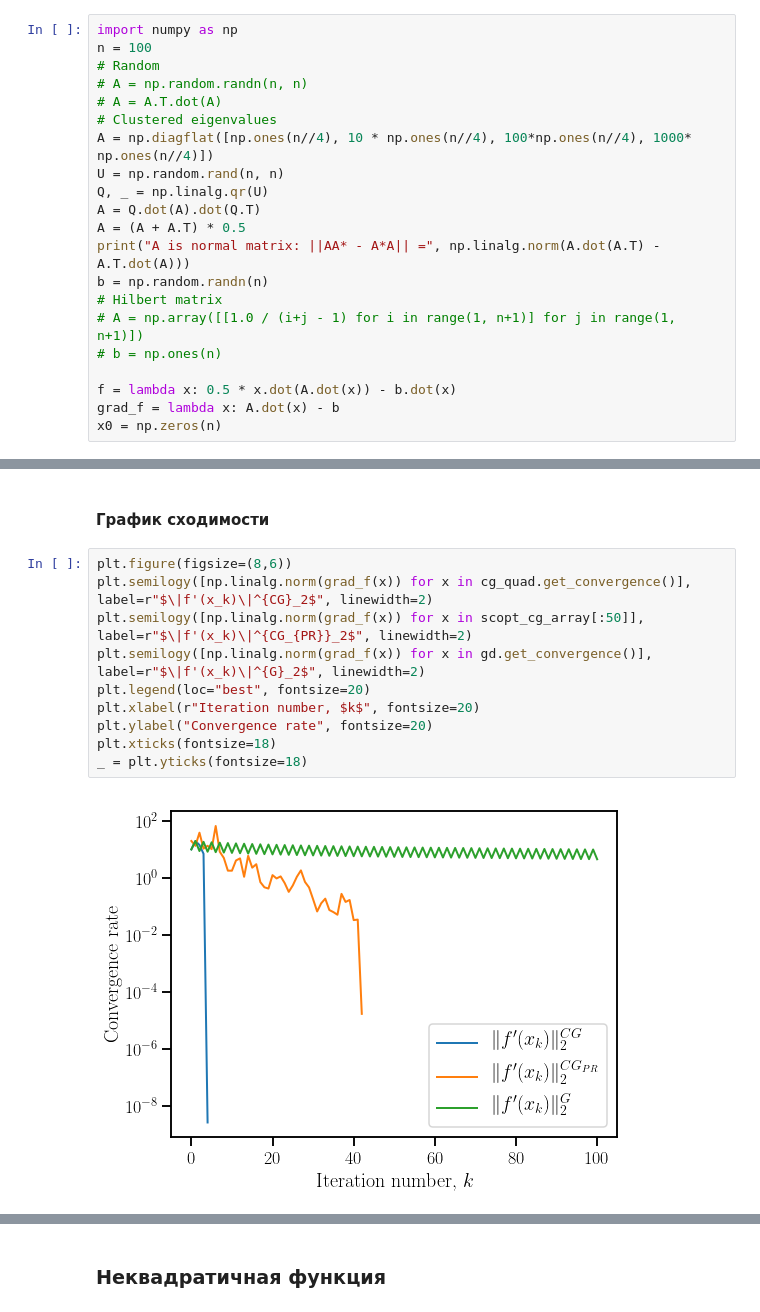
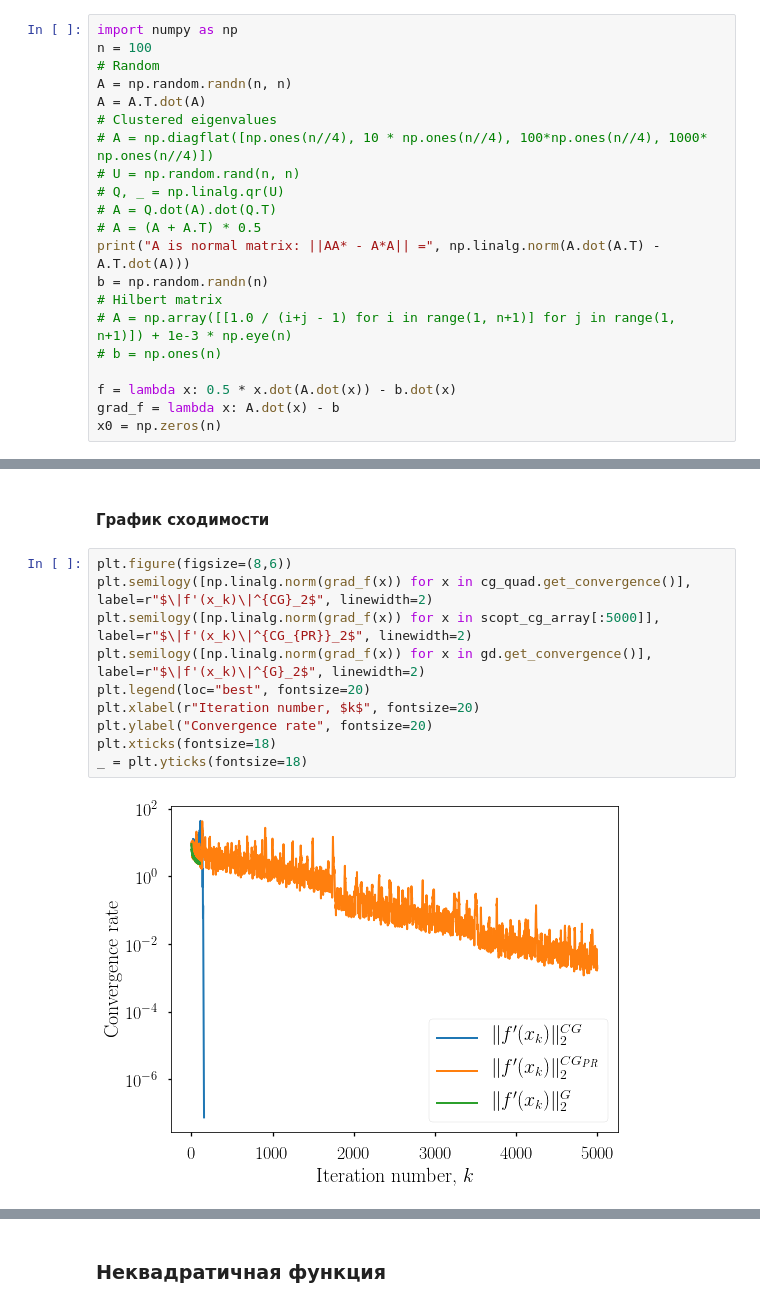
Before and after one commit to amkatrutsa/cet_opt_met, a Jupyter notebook: 06-AccGD/cg.ipynb, the cells around one changed output, grey strips where cells are left out. Saved outputs shown, nothing was run; the diff lists cells and outputs as text.

```diff
--- a/06-AccGD/cg.ipynb
+++ b/06-AccGD/cg.ipynb
@@ -305,18 +305,18 @@ $$
 import numpy as np
 n = 100
 # Random
-# A = np.random.randn(n, n)
-# A = A.T.dot(A)
+A = np.random.randn(n, n)
+A = A.T.dot(A)
 # Clustered eigenvalues
-A = np.diagflat([np.ones(n//4), 10 * np.ones(n//4), 100*np.ones(n//4), 1000* np.ones(n//4)])
-U = np.random.rand(n, n)
-Q, _ = np.linalg.qr(U)
-A = Q.dot(A).dot(Q.T)
-A = (A + A.T) * 0.5
+# A = np.diagflat([np.ones(n//4), 10 * np.ones(n//4), 100*np.ones(n//4), 1000* np.ones(n//4)])
+# U = np.random.rand(n, n)
+# Q, _ = np.linalg.qr(U)
+# A = Q.dot(A).dot(Q.T)
+# A = (A + A.T) * 0.5
 print("A is normal matrix: ||AA* - A*A|| =", np.linalg.norm(A.dot(A.T) - A.T.dot(A)))
 b = np.random.randn(n)
 # Hilbert matrix
-# A = np.array([[1.0 / (i+j - 1) for i in range(1, n+1)] for j in range(1, n+1)])
+# A = np.array([[1.0 / (i+j - 1) for i in range(1, n+1)] for j in range(1, n+1)]) + 1e-3 * np.eye(n)
 # b = np.ones(n)
 
 f = lambda x: 0.5 * x.dot(A.dot(x)) - b.dot(x)
@@ -404,15 +410,15 @@ Condition number of A = 1000.0000000005449
 # %%
 plt.figure(figsize=(8,6))
 plt.semilogy([np.linalg.norm(grad_f(x)) for x in cg_quad.get_convergence()], label=r"$\|f'(x_k)\|^{CG}_2$", linewidth=2)
-plt.semilogy([np.linalg.norm(grad_f(x)) for x in scopt_cg_array[:50]], label=r"$\|f'(x_k)\|^{CG_{PR}}_2$", linewidth=2)
+plt.semilogy([np.linalg.norm(grad_f(x)) for x in scopt_cg_array[:5000]], label=r"$\|f'(x_k)\|^{CG_{PR}}_2$", linewidth=2)
 plt.semilogy([np.linalg.norm(grad_f(x)) for x in gd.get_convergence()], label=r"$\|f'(x_k)\|^{G}_2$", linewidth=2)
 plt.legend(loc="best", fontsize=20)
 plt.xlabel(r"Iteration number, $k$", fontsize=20)
 plt.ylabel("Convergence rate", fontsize=20)
 plt.xticks(fontsize=18)
 _ = plt.yticks(fontsize=18)
 # %% [output]
-[figure, old version]
+[figure, new version]
 # %%
 print([np.linalg.norm(grad_f(x)) for x in cg_quad.get_convergence()])
 # %% [output]
```
Also changed, not shown: parts of 9 cells of this notebook, 1 other file.
